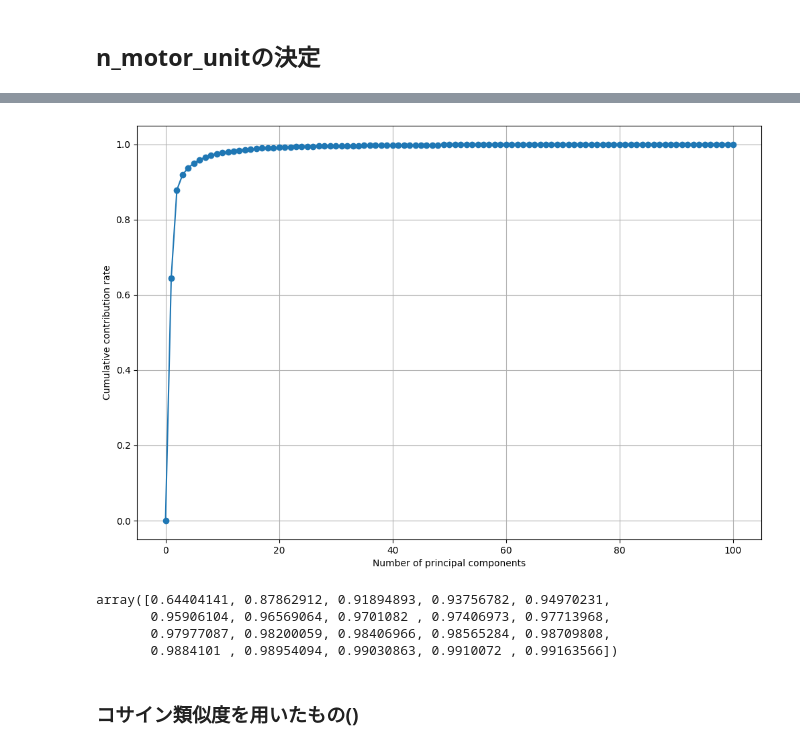
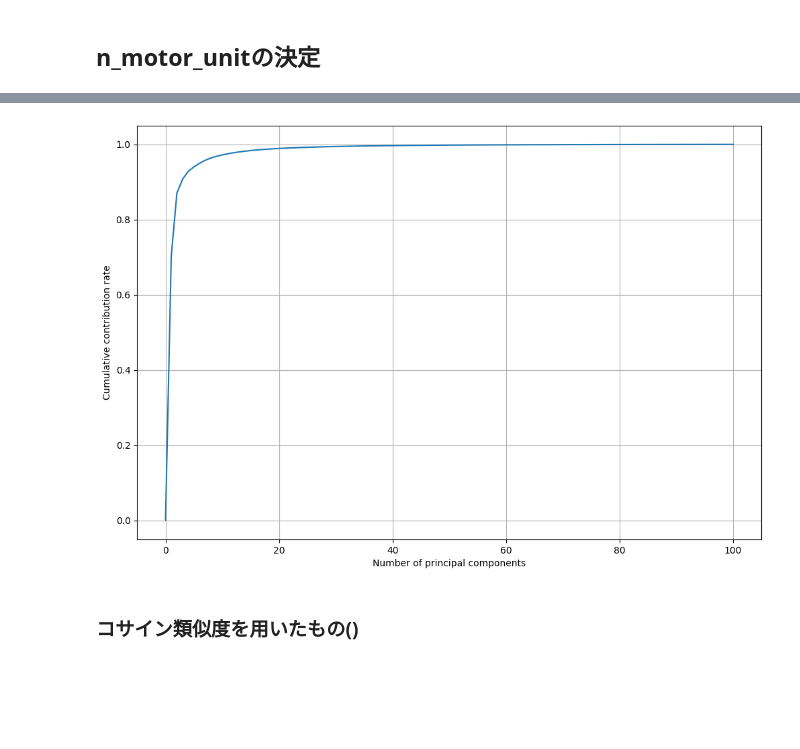
Before and after one commit to mechAneko12/EMG_decomposition_rhd, a Jupyter notebook: offline_analysis/load_decomp.ipynb, the cells around one changed output, grey strips where cells are left out. Cells and saved outputs as stored; diff of their text form; code cells hidden in the pictures; blank space fills up the shorter version.

Commit message:
fix decision of number of motor units (mean)

```diff
--- a/offline_analysis/load_decomp.ipynb
+++ b/offline_analysis/load_decomp.ipynb
@@ -200,0 +203,22 @@ _pca_eigenvalues, _pca_eigenvalues_ratio = pca_eigenvalues(emg_flex_extended)
+# %%
+_est = EmgDecomposition(
+    n_motor_unit=n_motor_unit,
+    n_delayed=8,
+    random_state=0)
+
+list_pca_eigenvalues_ratio = []
+_root = 'G:/共有ドライブ/MFG/project/Biomedical engineering/Project プロジェクト/Bionic hand/EMG実験/'
+for _dataset_name, _filename in zip(['20221217_hashimoto', '20221220_nakashima', '20221220_zhang', '20221221_li', '20221222_tei'],
+                                    ['five_221217_164626', 'five_221220_150913', 'five_221220_133845', 'five_221221_142007', 'five_221222_145210']):
+    _path_root = _root + _dataset_name
+
+    _path = f'{_path_root}/{_filename}/{_filename}.rhd'
+    _emg_filt = filt_all_rhd(_path)
+    _emg_flex = _emg_filt[:, :64]
+
+    emg_flex_extended = _est._extend_emg(_emg_flex)
+
+    _pca_eigenvalues, _pca_eigenvalues_ratio = pca_eigenvalues(emg_flex_extended)
+    list_pca_eigenvalues_ratio.append(_pca_eigenvalues_ratio)
+
+# pd.DataFrame(list_pca_eigenvalues_ratio).T.to_csv('pca_eigenvalues_ratio.csv',index=False)
@@ -201,18 +243,14 @@ _pca_eigenvalues, _pca_eigenvalues_ratio = pca_eigenvalues(emg_flex_extended)
 # %%
-plt.plot([0] + list( np.cumsum(_pca_eigenvalues_ratio[:100])), "-o")
+_all_pca_eigenvalues_ratio = np.mean(list_pca_eigenvalues_ratio, axis=0)
+plt.plot(
+    [0] + list( np.cumsum(_all_pca_eigenvalues_ratio[:100])),
+    #"-o"
+    )
 plt.xlabel("Number of principal components")
 plt.ylabel("Cumulative contribution rate")
 plt.grid()
-plt.show()
 # %% [output]
-[figure, old version]
+[figure, new version]
-# %%
-np.cumsum(_pca_eigenvalues_ratio[:20])
-# %% [output]
-array([0.64404141, 0.87862912, 0.91894893, 0.93756782, 0.94970231,
-       0.95906104, 0.96569064, 0.9701082 , 0.97406973, 0.97713968,
-       0.97977087, 0.98200059, 0.98406966, 0.98565284, 0.98709808,
-       0.9884101 , 0.98954094, 0.99030863, 0.9910072 , 0.99163566])
 # %% [markdown]
 ### コサイン類似度を用いたもの()
 # %%
```
Also changed, not shown: parts of 4 cells of this notebook.
